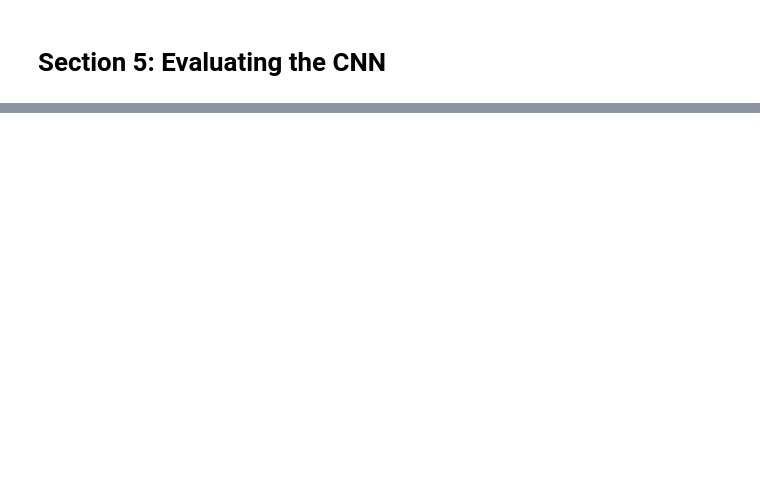
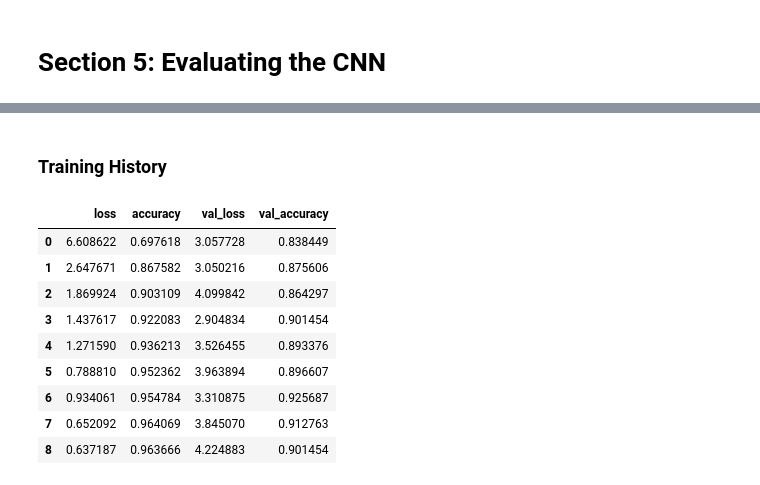
Before and after one commit to chuongtran01/brain-tumors-classification, a Jupyter notebook: cnn.ipynb, the cells around one changed output, grey strips where cells are left out. Cells and saved outputs as stored; diff of their text form; code cells hidden in the pictures; blank space fills up the shorter version.

```diff
--- a/cnn.ipynb
+++ b/cnn.ipynb
@@ -75,28 +29,27 @@ if not os.path.exists(new_folder):
 # %%
-# Define the directory containing your image data
-data_directory = path
+data_directory = "./Original_Data"
 
 # Create a TensorFlow dataset
 batch_size = 32
-image_size = (256, 256)  # Adjust the size as needed
-validation_split = 0.3
+image_size = (224,224) # For VGG-16
+validation_split = 0.2
 
 # Create a training set
-train = tf.keras.utils.image_dataset_from_directory(
+vgg16_train = tf.keras.utils.image_dataset_from_directory(
     data_directory,
-    validation_split=validation_split,  # 30% of the data for validation
+    validation_split=validation_split,
     subset="training",
-    seed=123,  # Set a random seed for reproducibility
+    seed=123,
     image_size=image_size,
     batch_size=batch_size,
 )
 
 # Create a validation and test set
-validation = tf.keras.utils.image_dataset_from_directory(
+vgg16_validation = tf.keras.utils.image_dataset_from_directory(
     data_directory,
-    validation_split=0.2,  # 30% of the data for validation
+    validation_split=0.2,
     subset="validation",
-    seed=123,  # Use the same seed for consistency
+    seed=123,
     image_size=image_size,
     batch_size=batch_size,
 )
@@ -350,0 +330,16 @@ NameError: name 'model' is not defined
+# %% [markdown]
+### Training History
+# %%
+hist_=pd.DataFrame(hist.history)
+hist_
+# %% [output]
+|  | loss | accuracy | val_loss | val_accuracy |
+| 0 | 6.608622 | 0.697618 | 3.057728 | 0.838449 |
+| 1 | 2.647671 | 0.867582 | 3.050216 | 0.875606 |
+| 2 | 1.869924 | 0.903109 | 4.099842 | 0.864297 |
+| 3 | 1.437617 | 0.922083 | 2.904834 | 0.901454 |
+| 4 | 1.271590 | 0.936213 | 3.526455 | 0.893376 |
+| 5 | 0.788810 | 0.952362 | 3.963894 | 0.896607 |
+| 6 | 0.934061 | 0.954784 | 3.310875 | 0.925687 |
+| 7 | 0.652092 | 0.964069 | 3.845070 | 0.912763 |
+| 8 | 0.637187 | 0.963666 | 4.224883 | 0.901454 |
```
Also changed, not shown: parts of 44 cells of this notebook.
